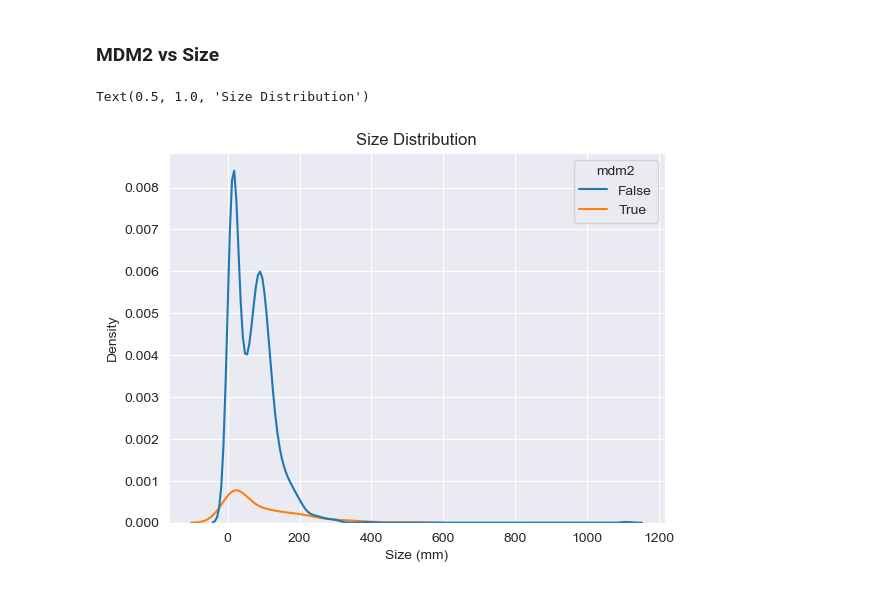
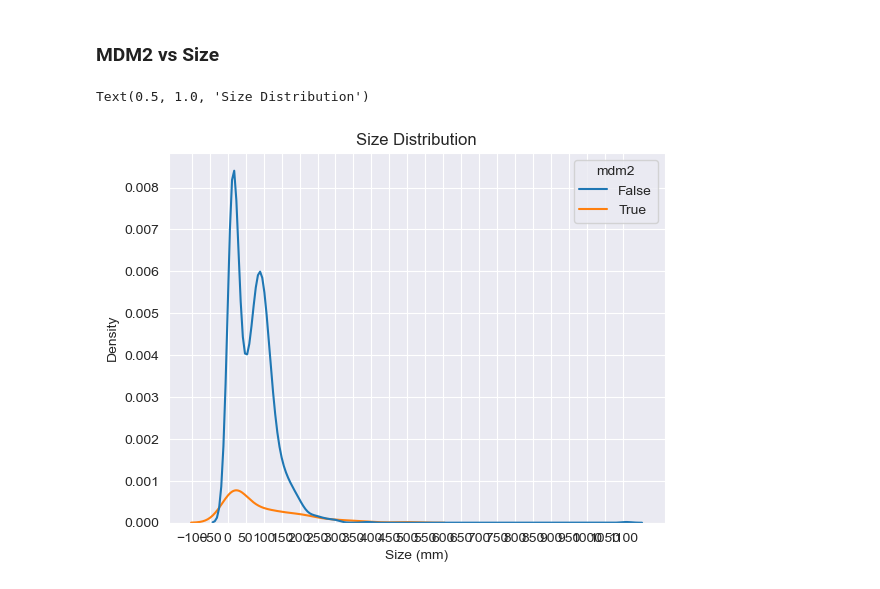
Before and after one commit to rhobro/mdm2, a Jupyter notebook: analyse.ipynb, the cells around one changed output. Cells and saved outputs as stored; diff of their text form; code cells hidden in the pictures.

```diff
--- a/analyse.ipynb
+++ b/analyse.ipynb
@@ -111,12 +153,16 @@ P(MDM2 | deep) = 0.18207282913165265
 # %%
 positive = df[df["mdm2"] == True]
 negative = df[df["mdm2"] == False]
+
+x_min, x_max = df['size'].min(), df['size'].max()
+new_ticks = np.arange(start=-100.0, stop=np.ceil(x_max), step=50.0)
 
 # todo dip in graph since core biopsy and excision biopsies are frequent (small vs big value peak)
 
 sns.kdeplot(df, x="size", hue="mdm2")
 plt.xlabel("Size (mm)")
+plt.xticks(new_ticks)
 plt.title("Size Distribution")
 # %% [output]
 Text(0.5, 1.0, 'Size Distribution')
-[figure, old version]
+[figure, new version]
```
Also changed, not shown: parts of 6 cells of this notebook, 13 other files.
